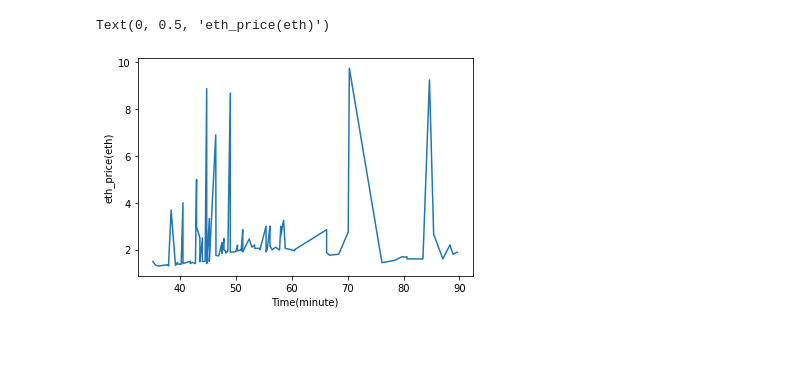
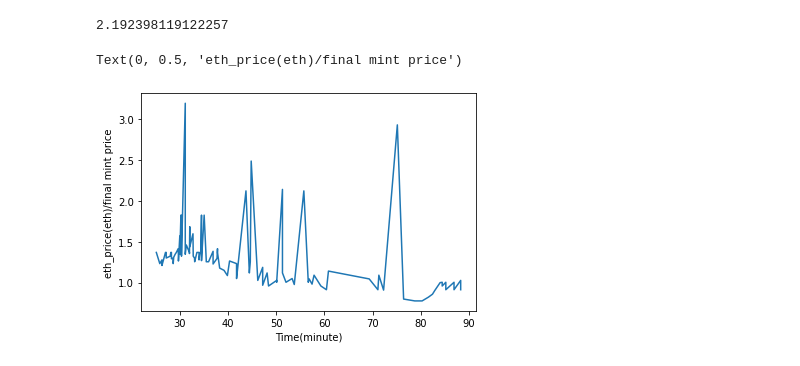
Before and after one commit to jeyanderson/artblocks_nft_momemtum_analysis, a Jupyter notebook: sales_analytics/sales_evolution/python_csv_visualiser.ipynb, the cells around one changed output. Drawn from its saved outputs; the diff is of its cells as text; code cells hidden in the pictures.

```diff
--- a/sales_analytics/sales_evolution/python_csv_visualiser.ipynb
+++ b/sales_analytics/sales_evolution/python_csv_visualiser.ipynb
@@ -6,8 +6,8 @@ from datetime import datetime
 from datetime import timedelta
 import numpy as np
 # %%
-str_filename = '328_sales.csv'
-str_filename2 = '328_mint.csv'
+str_filename = '333_sales.csv'
+str_filename2 = '333_mint.csv'
 # %%
 fh = open(str_filename)
 csv_reader = csv.reader(fh)
@@ -20,8 +20,8 @@ writer.writerow(['ID'] + next(csv_reader2))
 writer.writerows([i] + row for i, row in enumerate(csv_reader2, 1))
 # %%
 fh_temp.close()
-fh_temp = open('temp.csv')
+fh_temp = open('temp.csv', "rt")
 csv_reader_temp = csv.reader(fh_temp)
 csv_header = next(csv_reader)
 csv_header2 = next(csv_reader_temp)
-csv_header2
+csv_header2.append('temp')
@@ -51,5 +33,11 @@ fh_temp.close()
 df_sig = pd.read_csv(str_filename, header=None, skiprows=1, names=csv_header)
 df_sig
 df_sig2 = pd.read_csv('temp.csv', header=None, skiprows=1, names=csv_header2)
+i = 0
+for row in df_sig['block_time']:
+    row = row.replace('+00:00', '')
+    row = row.replace('T', ' ')
+    df_sig.at[i, 'block_time'] = row
+    i += 1
 df_sig2
 # %% [output]
@@ -69,4 +57,4 @@ df_sig2
 # %%
-df_sig['Date'] = df_sig['block_time'].map(lambda x: datetime.fromisoformat(str(x)))
+df_sig['Date'] = df_sig['block_time'].map(lambda x: datetime.strptime(str(x), '%Y-%m-%d %H:%M:%S'))
 df_sig['Date']
 df_sig2['Date'] = df_sig2['DateTime'].map(lambda x: datetime.strptime(str(x), '%Y-%m-%d %H:%M:%S'))
@@ -75,15 +61,20 @@ ValueError: time data '0xe1994b2fd8310218a06875b4b3d7cbca8ec83e4c' does not matc
 # %%
-mintStart = datetime.fromisoformat("2022-06-29T17:00:00+00:00")
-endDate = datetime.fromisoformat("2022-06-29T18:30:00+00:00")
-df_sig2['Date'] = df_sig2.loc[(df_sig['Date'] >= mintStart)]
+mintStart = datetime.strptime("2022-07-27 17:00:00", '%Y-%m-%d %H:%M:%S')
+endDate = datetime.strptime("2022-07-27 18:30:00", '%Y-%m-%d %H:%M:%S')
+collection_size = 500
+df_sig2 = df_sig2.loc[(df_sig2['Date'] >= mintStart)]
 df_new=df_sig.loc[(df_sig['Date'] <= endDate)]
 df_new=df_new.loc[(df_sig['Date'] >= mintStart)]
+df_sig2 = df_sig2.loc[(df_sig2['ErrCode'] != 'execution reverted')]
+final_mint_price = df_sig2['Value_IN(ETH)']
+print(final_mint_price[collection_size])
 x = df_new['Date'] - mintStart
 x = (x.dt.total_seconds() / 60)
-y = df_new['eth_price']
+y = (df_new['eth_price'] / final_mint_price[collection_size])
 plt.plot(x, y)
 plt.xlabel('Time(minute)')
-plt.ylabel('eth_price(eth)')
+plt.ylabel('eth_price(eth)/final mint price')
 # %% [output]
-Text(0, 0.5, 'eth_price(eth)')
+2.192398119122257
+Text(0, 0.5, 'eth_price(eth)/final mint price')
-[figure, old version]
+[figure, new version]
```
Also changed, not shown: parts of 4 cells of this notebook, 1 other file.
